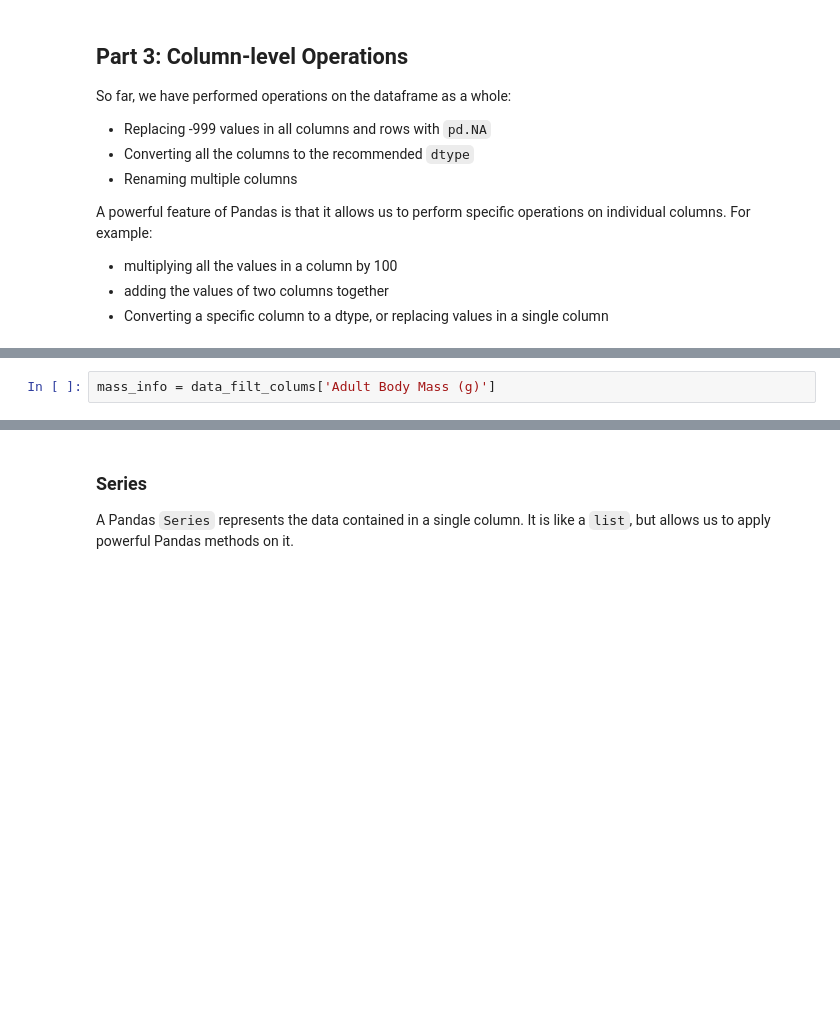
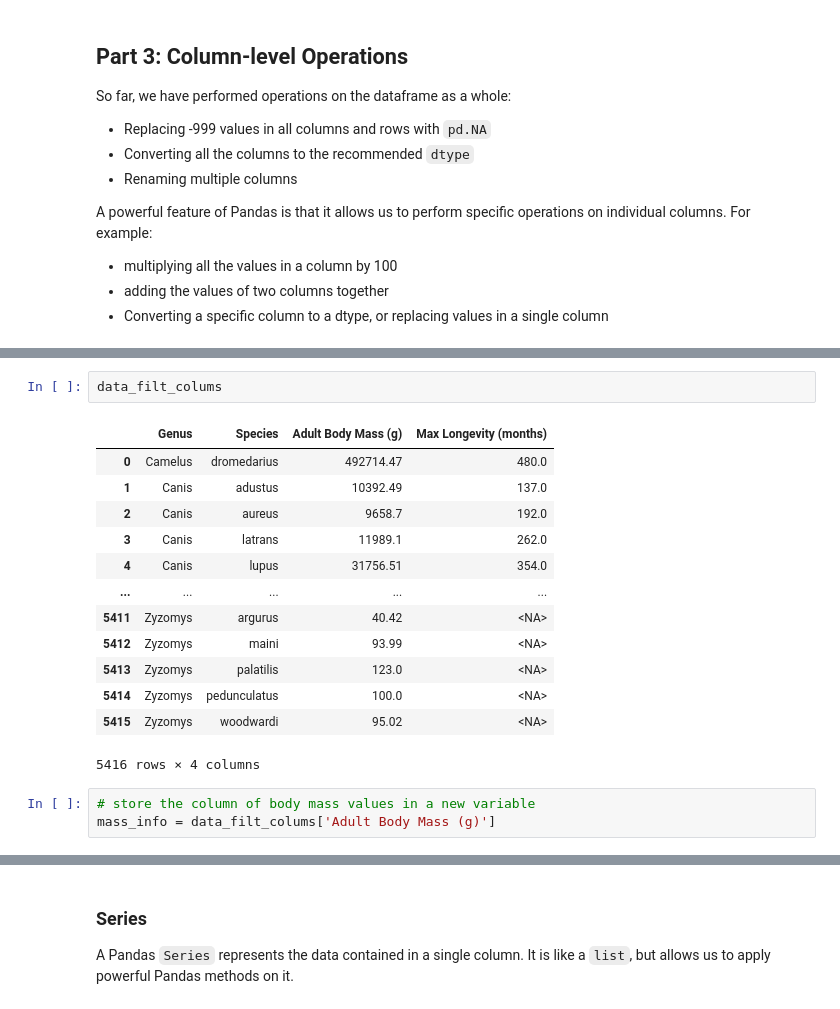
Before and after one commit to UofTCompDSci/eeb125-20241, a Jupyter notebook: weekly-materials/week07/lecture/lecture7.ipynb, the cells around one changed output, grey strips where cells are left out. Saved outputs shown, nothing was run; the diff lists cells and outputs as text; blank space fills up the shorter version.

```diff
--- a/weekly-materials/week07/lecture/lecture7.ipynb
+++ b/weekly-materials/week07/lecture/lecture7.ipynb
@@ -192,4 +444,21 @@ data_filt_colums.columns
+# %%
+data_filt_colums
+# %% [output]
+|  | Genus | Species | Adult Body Mass (g) | Max Longevity (months) |
+| 0 | Camelus | dromedarius | 492714.47 | 480.0 |
+| 1 | Canis | adustus | 10392.49 | 137.0 |
+| 2 | Canis | aureus | 9658.7 | 192.0 |
+| 3 | Canis | latrans | 11989.1 | 262.0 |
+| 4 | Canis | lupus | 31756.51 | 354.0 |
+| ... | ... | ... | ... | ... |
+| 5411 | Zyzomys | argurus | 40.42 | <NA> |
+| 5412 | Zyzomys | maini | 93.99 | <NA> |
+| 5413 | Zyzomys | palatilis | 123.0 | <NA> |
+| 5414 | Zyzomys | pedunculatus | 100.0 | <NA> |
+| 5415 | Zyzomys | woodwardi | 95.02 | <NA> |
+5416 rows × 4 columns
 # %%
+# store the column of body mass values in a new variable
 mass_info = data_filt_colums['Adult Body Mass (g)']
 # %%
 display(mass_info)
```
Also changed, not shown: parts of 68 cells of this notebook.
